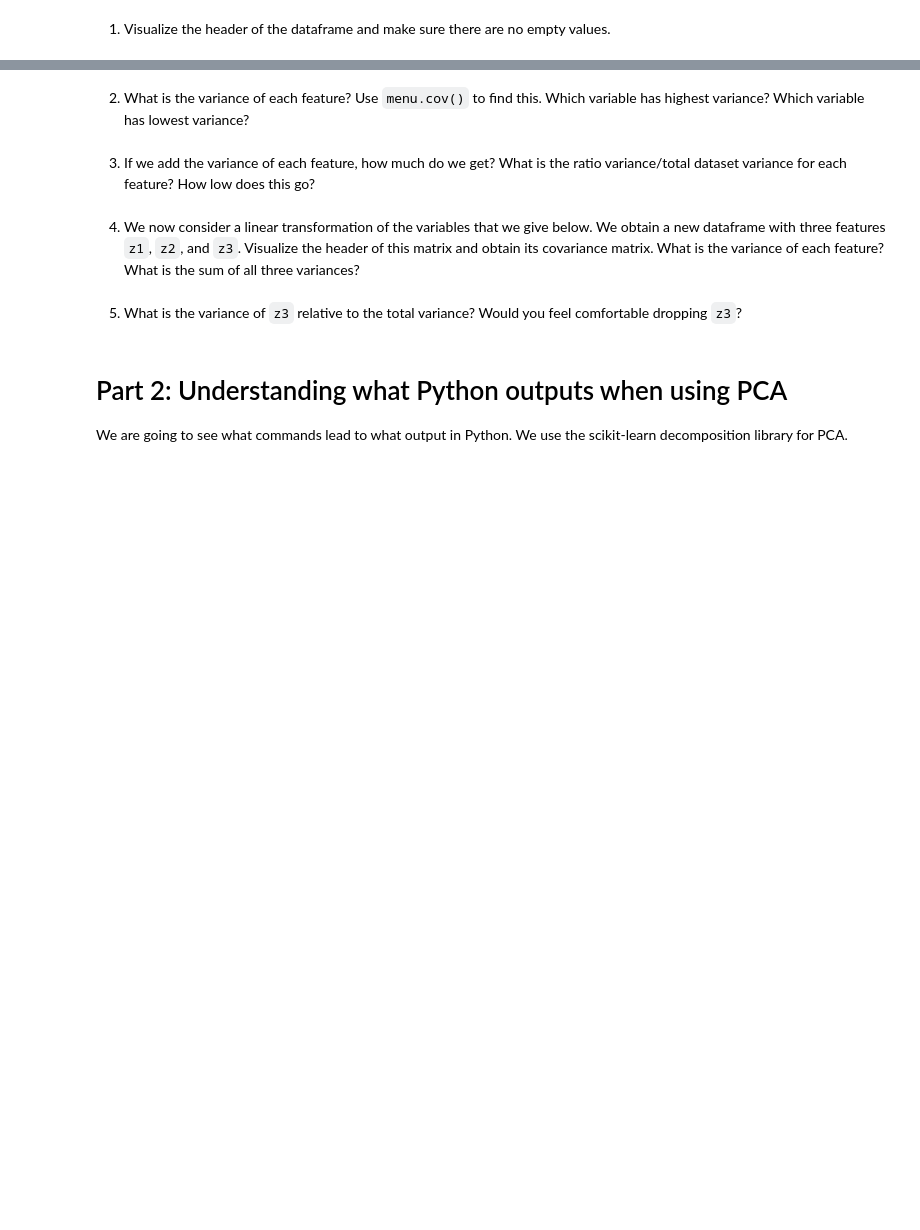
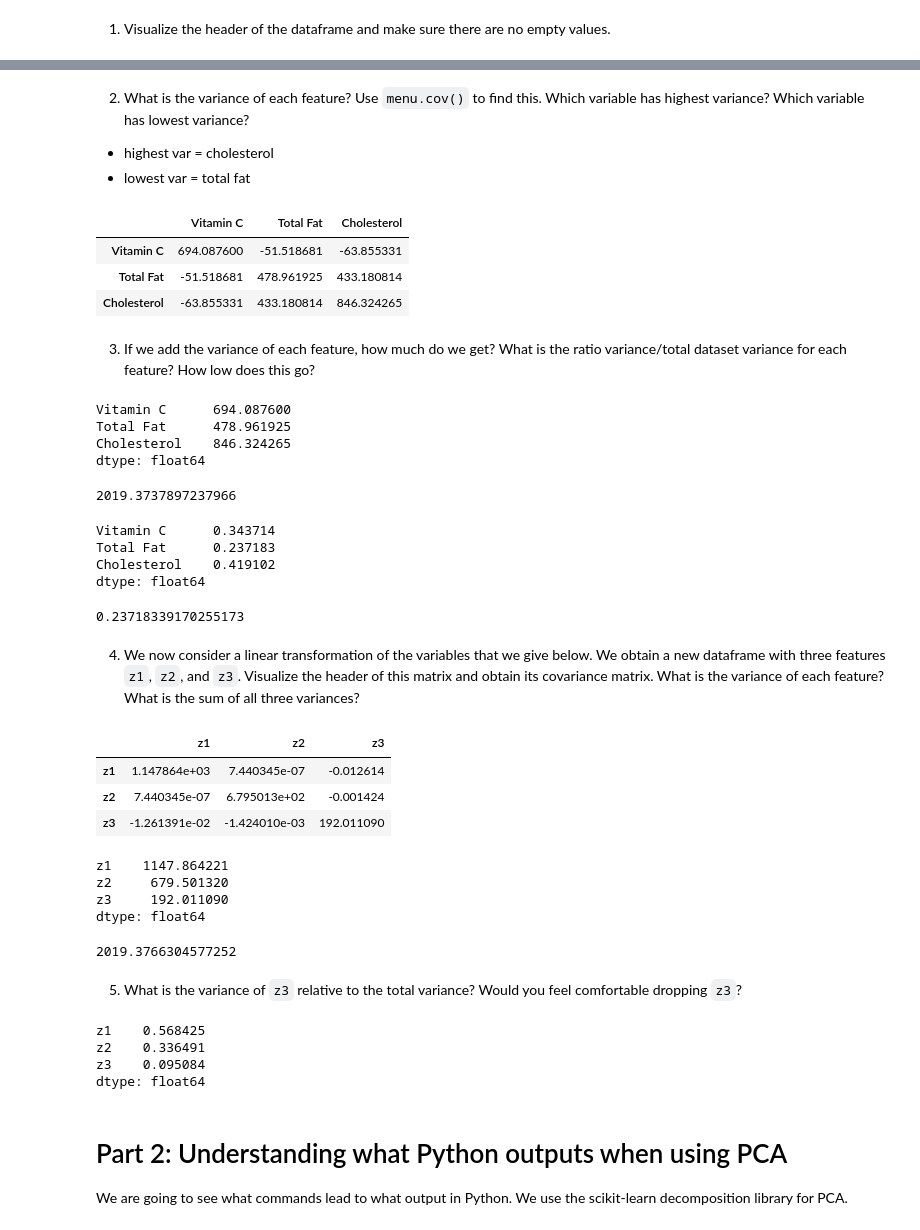
Before and after one commit to mattlim96/digi-tech-smm750, a Jupyter notebook: week08/DTVC_Week 8_Exercise notebook.ipynb, the cells around one changed output, grey strips where cells are left out. Saved outputs shown, nothing was run; the diff lists cells and outputs as text; code cells hidden in the pictures; blank space fills up the shorter version.

```diff
--- a/week08/DTVC_Week 8_Exercise notebook.ipynb
+++ b/week08/DTVC_Week 8_Exercise notebook.ipynb
@@ -17,7 +50,39 @@ menu=pd.read_csv("McDonaldsMenu.csv")
 # %% [markdown]
 2. What is the variance of each feature? Use `menu.cov()` to find this. Which variable has highest variance? Which variable has lowest variance?
+
+- highest var = cholesterol
+- lowest var = total fat
+# %%
+menu.cov()
+# %% [output]
+|  | Vitamin C | Total Fat | Cholesterol |
+| Vitamin C | 694.087600 | -51.518681 | -63.855331 |
+| Total Fat | -51.518681 | 478.961925 | 433.180814 |
+| Cholesterol | -63.855331 | 433.180814 | 846.324265 |
 # %% [markdown]
 3. If we add the variance of each feature, how much do we get? What is the ratio variance/total dataset variance for each feature? How low does this go?
+# %%
+menu.var()
+# %% [output]
+Vitamin C      694.087600
+Total Fat      478.961925
+Cholesterol    846.324265
+dtype: float64
+# %%
+menu.var().sum()
+# %% [output]
+2019.3737897237966
+# %%
+menu.var()/menu.var().sum()
+# %% [output]
+Vitamin C      0.343714
+Total Fat      0.237183
+Cholesterol    0.419102
+dtype: float64
+# %%
+min(menu.var()/menu.var().sum())
+# %% [output]
+0.23718339170255173
 # %% [markdown]
 4. We now consider a linear transformation of the variables that we give below. We obtain a new dataframe with three features `z1`, `z2`, and `z3`. Visualize the header of this matrix and obtain its covariance matrix. What is the variance of each feature? What is the sum of all three variances?
 # %%
@@ -33,8 +98,33 @@ df["Item"]=menu["Item"]
 df["z1"]=-0.17718634*Vit_C_centered+0.54454878*Total_Fat_centered+0.81979975*Cholesterol_centered
 df["z2"]=0.98405437*Vit_C_centered+0.08485918*Total_Fat_centered+0.15631992*Cholesterol_centered
 df["z3"]=0.01555629*Vit_C_centered+0.83442528*Total_Fat_centered-0.5509149*Cholesterol_centered
+# %%
+df.cov()
+# %% [output]
+|  | z1 | z2 | z3 |
+| z1 | 1.147864e+03 | 7.440345e-07 | -0.012614 |
+| z2 | 7.440345e-07 | 6.795013e+02 | -0.001424 |
+| z3 | -1.261391e-02 | -1.424010e-03 | 192.011090 |
+# %%
+df.var()
+# %% [output]
+z1    1147.864221
+z2     679.501320
+z3     192.011090
+dtype: float64
+# %%
+df.var().sum()
+# %% [output]
+2019.3766304577252
 # %% [markdown]
 5. What is the variance of `z3` relative to the total variance? Would you feel comfortable dropping `z3`?
+# %%
+df.var()/df.var().sum()
+# %% [output]
+z1    0.568425
+z2    0.336491
+z3    0.095084
+dtype: float64
 # %% [markdown]
 # Part 2: Understanding what Python outputs when using PCA
 
```
Also changed, not shown: parts of 22 cells of this notebook, 2 other files.
